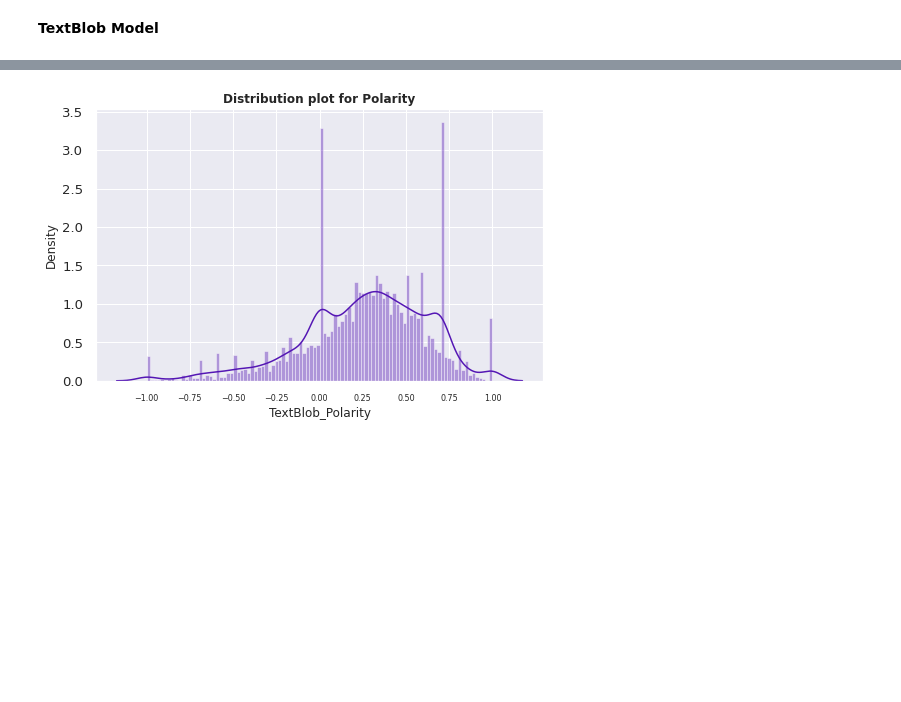
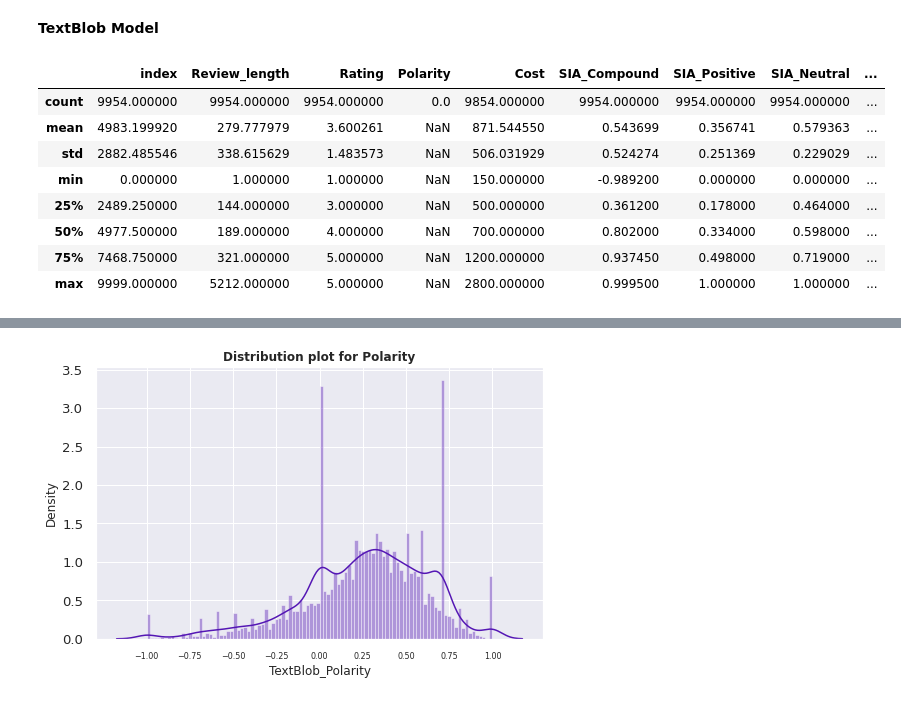
Before and after one commit to SethupathyM/Unsupervised_ML_Clustering_and_Sentiment_Analysis_Zomato_Restaurant, a Jupyter notebook: Zomato_Restaurant_Clustering_and_Sentiment_Analysis_.ipynb, the cells around one changed output, grey strips where cells are left out. Cells and saved outputs as stored; diff of their text form; code cells hidden in the pictures; blank space fills up the shorter version.

```diff
--- a/Zomato_Restaurant_Clustering_and_Sentiment_Analysis_.ipynb
+++ b/Zomato_Restaurant_Clustering_and_Sentiment_Analysis_.ipynb
@@ -1370,0 +1381,12 @@ merged_df['TextBlob_Polarity'] = merged_df['Review'].apply(lambda x: TextBlob(x)
+# %%
+merged_df.describe()
+# %% [output]
+|  | index | Review_length | Rating | Polarity | Cost | SIA_Compound | SIA_Positive | SIA_Neutral | ... |
+| count | 9954.000000 | 9954.000000 | 9954.000000 | 0.0 | 9854.000000 | 9954.000000 | 9954.000000 | 9954.000000 | ... |
+| mean | 4983.199920 | 279.777979 | 3.600261 | NaN | 871.544550 | 0.543699 | 0.356741 | 0.579363 | ... |
+| std | 2882.485546 | 338.615629 | 1.483573 | NaN | 506.031929 | 0.524274 | 0.251369 | 0.229029 | ... |
+| min | 0.000000 | 1.000000 | 1.000000 | NaN | 150.000000 | -0.989200 | 0.000000 | 0.000000 | ... |
+| 25% | 2489.250000 | 144.000000 | 3.000000 | NaN | 500.000000 | 0.361200 | 0.178000 | 0.464000 | ... |
+| 50% | 4977.500000 | 189.000000 | 4.000000 | NaN | 700.000000 | 0.802000 | 0.334000 | 0.598000 | ... |
+| 75% | 7468.750000 | 321.000000 | 5.000000 | NaN | 1200.000000 | 0.937450 | 0.498000 | 0.719000 | ... |
+| max | 9999.000000 | 5212.000000 | 5.000000 | NaN | 2800.000000 | 0.999500 | 1.000000 | 1.000000 | ... |
```
Also changed, not shown: parts of 5 cells of this notebook.
